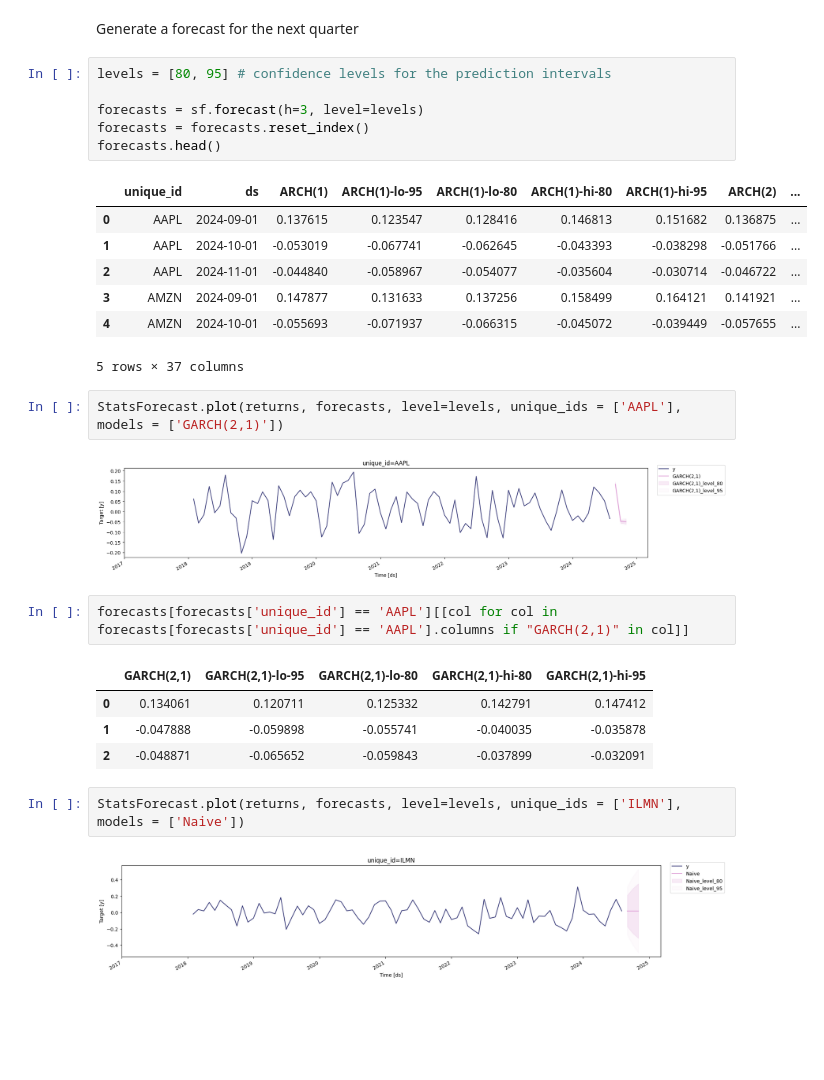
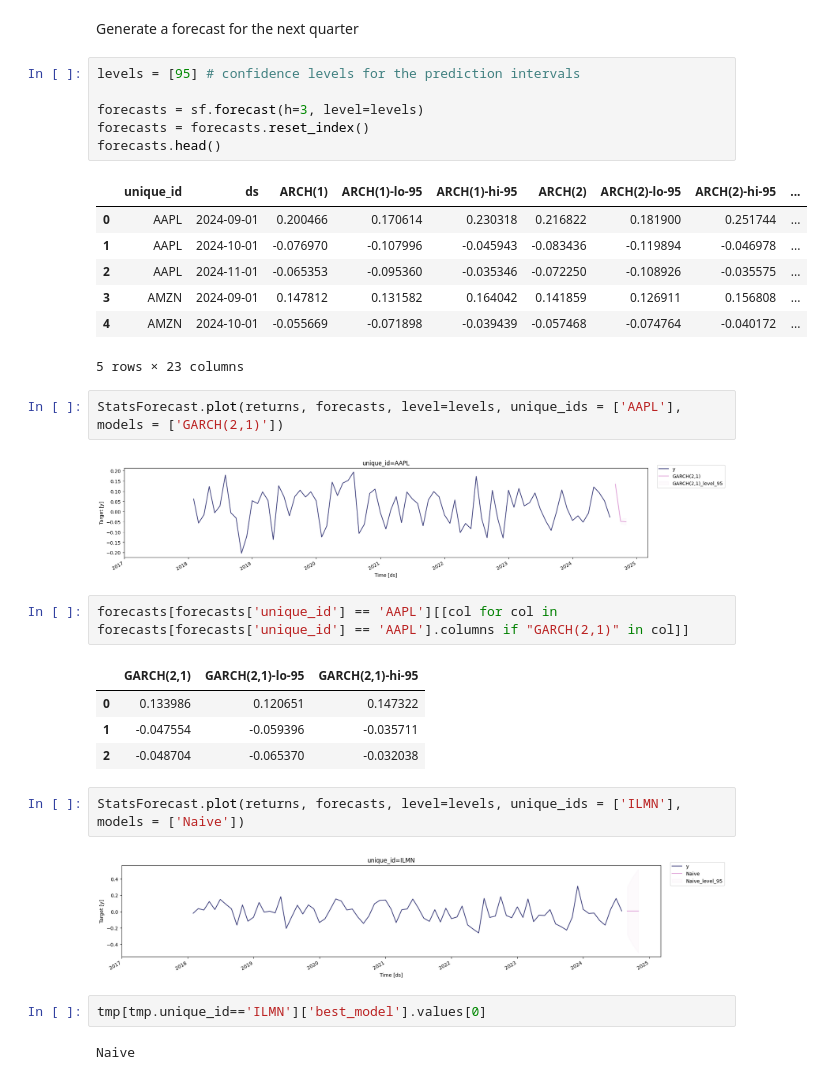
Before and after one commit to tituslhy/TheMarginCall, a Jupyter notebook: notebooks/tsa.ipynb, the cells around one changed output. Saved outputs shown, nothing was run; the diff lists cells and outputs as text; blank space fills up the shorter version.

```diff
--- a/notebooks/tsa.ipynb
+++ b/notebooks/tsa.ipynb
@@ -174,32 +181,36 @@ mae.style.highlight_max(color = 'lightblue', axis = 1)
 # %% [markdown]
 Generate a forecast for the next quarter
 # %%
-levels = [80, 95] # confidence levels for the prediction intervals
+levels = [95] # confidence levels for the prediction intervals
 
 forecasts = sf.forecast(h=3, level=levels)
 forecasts = forecasts.reset_index()
 forecasts.head()
 # %% [output]
-|  | unique_id | ds | ARCH(1) | ARCH(1)-lo-95 | ARCH(1)-lo-80 | ARCH(1)-hi-80 | ARCH(1)-hi-95 | ARCH(2) | ... |
-| 0 | AAPL | 2024-09-01 | 0.137615 | 0.123547 | 0.128416 | 0.146813 | 0.151682 | 0.136875 | ... |
-| 1 | AAPL | 2024-10-01 | -0.053019 | -0.067741 | -0.062645 | -0.043393 | -0.038298 | -0.051766 | ... |
-| 2 | AAPL | 2024-11-01 | -0.044840 | -0.058967 | -0.054077 | -0.035604 | -0.030714 | -0.046722 | ... |
-| 3 | AMZN | 2024-09-01 | 0.147877 | 0.131633 | 0.137256 | 0.158499 | 0.164121 | 0.141921 | ... |
-| 4 | AMZN | 2024-10-01 | -0.055693 | -0.071937 | -0.066315 | -0.045072 | -0.039449 | -0.057655 | ... |
+|  | unique_id | ds | ARCH(1) | ARCH(1)-lo-95 | ARCH(1)-hi-95 | ARCH(2) | ARCH(2)-lo-95 | ARCH(2)-hi-95 | ... |
+| 0 | AAPL | 2024-09-01 | 0.200466 | 0.170614 | 0.230318 | 0.216822 | 0.181900 | 0.251744 | ... |
+| 1 | AAPL | 2024-10-01 | -0.076970 | -0.107996 | -0.045943 | -0.083436 | -0.119894 | -0.046978 | ... |
+| 2 | AAPL | 2024-11-01 | -0.065353 | -0.095360 | -0.035346 | -0.072250 | -0.108926 | -0.035575 | ... |
+| 3 | AMZN | 2024-09-01 | 0.147812 | 0.131582 | 0.164042 | 0.141859 | 0.126911 | 0.156808 | ... |
+| 4 | AMZN | 2024-10-01 | -0.055669 | -0.071898 | -0.039439 | -0.057468 | -0.074764 | -0.040172 | ... |
-5 rows × 37 columns
+5 rows × 23 columns
 # %%
 StatsForecast.plot(returns, forecasts, level=levels, unique_ids = ['AAPL'], models = ['GARCH(2,1)'])
 # %% [output]
-[figure, old version]
+[figure, new version]
 # %%
 forecasts[forecasts['unique_id'] == 'AAPL'][[col for col in forecasts[forecasts['unique_id'] == 'AAPL'].columns if "GARCH(2,1)" in col]]
 # %% [output]
-|  | GARCH(2,1) | GARCH(2,1)-lo-95 | GARCH(2,1)-lo-80 | GARCH(2,1)-hi-80 | GARCH(2,1)-hi-95 |
-| 0 | 0.134061 | 0.120711 | 0.125332 | 0.142791 | 0.147412 |
-| 1 | -0.047888 | -0.059898 | -0.055741 | -0.040035 | -0.035878 |
-| 2 | -0.048871 | -0.065652 | -0.059843 | -0.037899 | -0.032091 |
+|  | GARCH(2,1) | GARCH(2,1)-lo-95 | GARCH(2,1)-hi-95 |
+| 0 | 0.133986 | 0.120651 | 0.147322 |
+| 1 | -0.047554 | -0.059396 | -0.035711 |
+| 2 | -0.048704 | -0.065370 | -0.032038 |
 # %%
 StatsForecast.plot(returns, forecasts, level=levels, unique_ids = ['ILMN'], models = ['Naive'])
 # %% [output]
-[figure, old version]
+[figure, new version]
+# %%
+tmp[tmp.unique_id=='ILMN']['best_model'].values[0]
+# %% [output]
+Naive
 # %%
```
Also changed, not shown: parts of 13 cells of this notebook, 1 other file.
